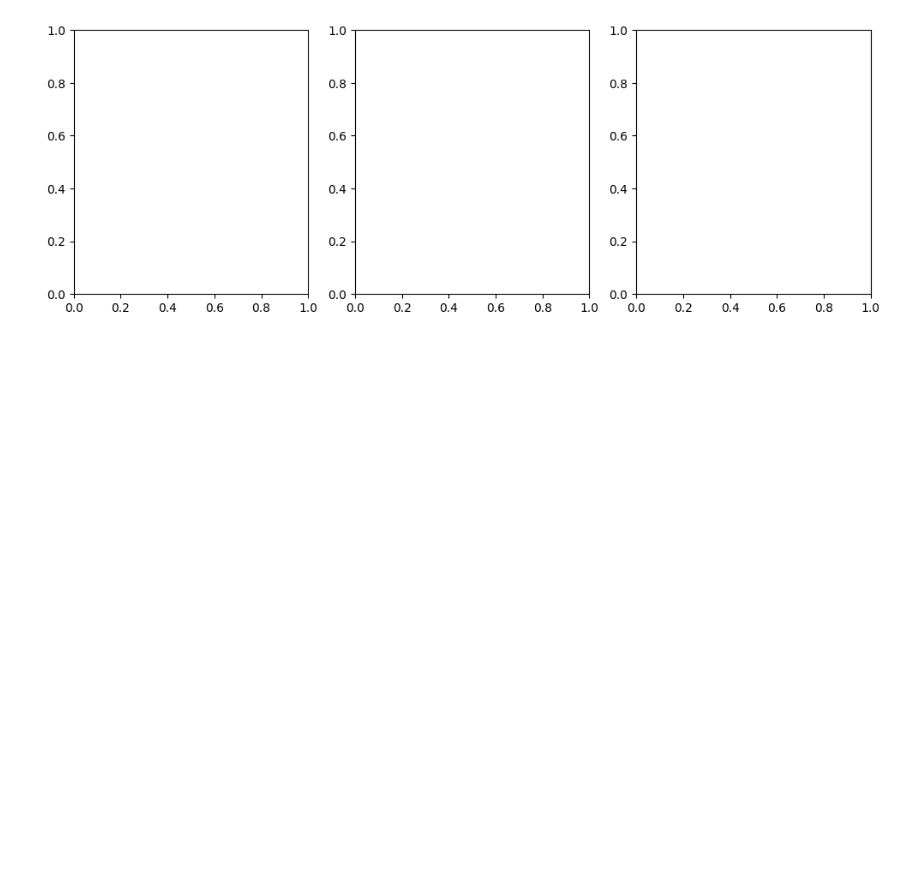
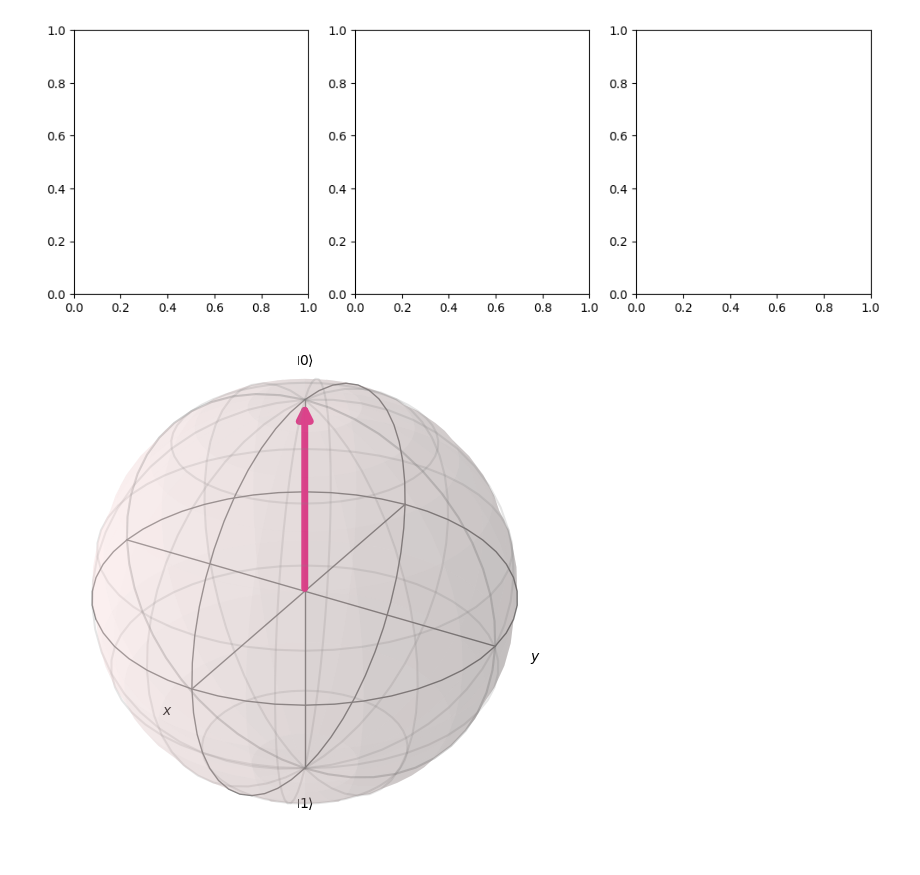
Before and after one commit to retiangson/MSE800_PSE, a Jupyter notebook: Quantum_Computing/Bloch_Sphere.ipynb, the cells around one changed output. Cells and saved outputs as stored; diff of their text form; code cells hidden in the pictures; blank space fills up the shorter version.

```diff
--- a/Quantum_Computing/Bloch_Sphere.ipynb
+++ b/Quantum_Computing/Bloch_Sphere.ipynb
@@ -72,3 +72,11 @@ plt.show()
 # %% [output]
 AttributeError: Line2D.set() got an unexpected keyword argument 'zs'
 [figure]
+# %%
+#Visualize where a vector at (1, 0, 0) would be on the Bloch sphere
+import numpy as np
+from qiskit.visualization import plot_bloch_vector
+
+plot_bloch_vector([1, 0, 0], coord_type='spherical')
+# %% [output]
+[figure, added]
```
Also changed, not shown: parts of 3 cells of this notebook, 24 other files.
